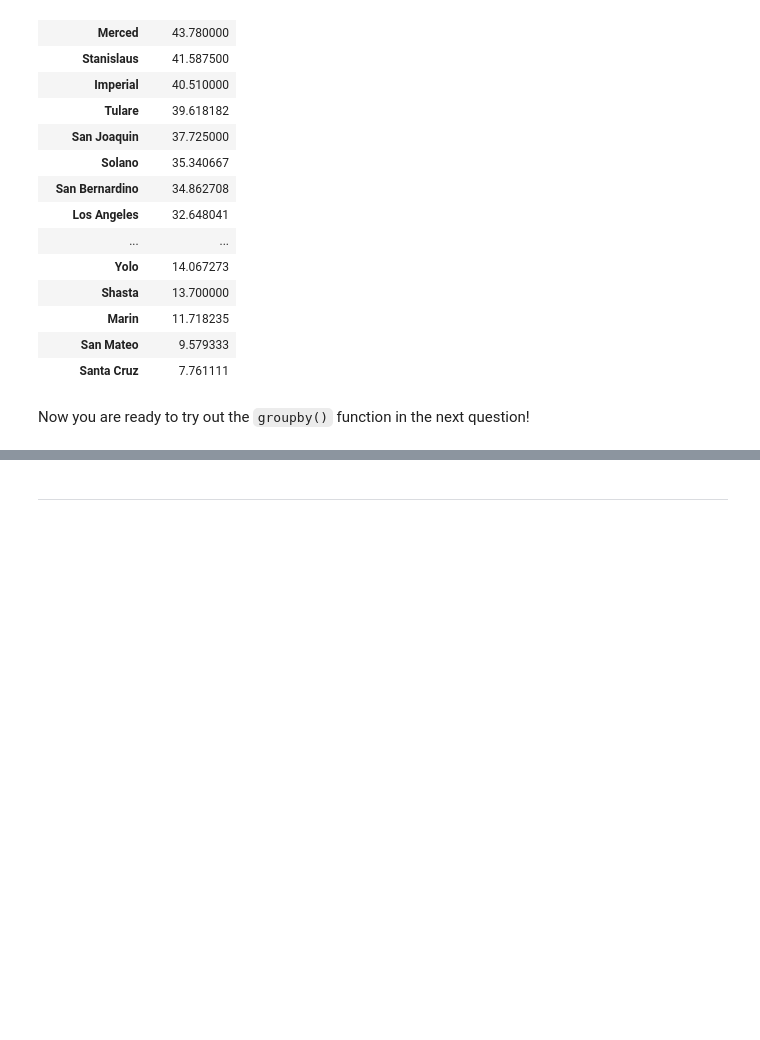
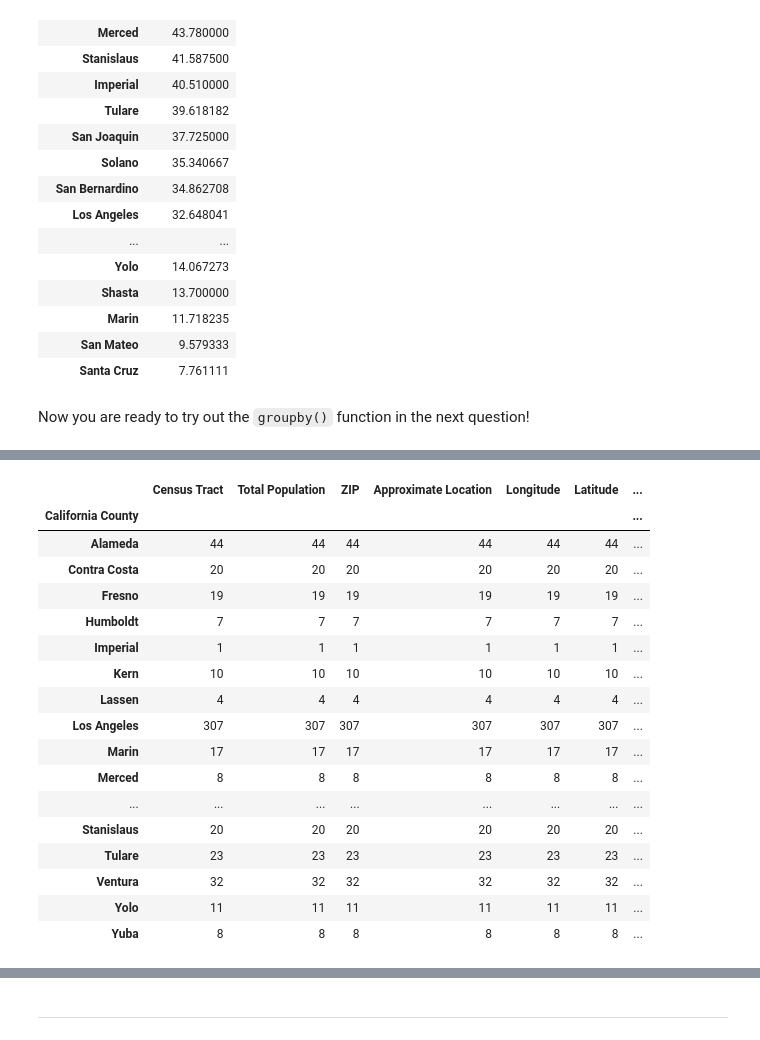
Before and after one commit to ds-modules/ecc-cs9, a Jupyter notebook: ces/proj1.ipynb, the cells around one changed output, grey strips where cells are left out. Saved outputs shown, nothing was run; the diff lists cells and outputs as text; code cells hidden in the pictures; blank space fills up the shorter version.

Commit message:
groupby stuff

```diff
--- a/ces/proj1.ipynb
+++ b/ces/proj1.ipynb
@@ -569,0 +588,2 @@ Now you are ready to try out the `groupby()` function in the next question!
+# %%
+ces_cc['California County'] = ces_cc['California County'].str.strip()
@@ -581,0 +641,21 @@ city_medians = ...
+# %%
+ces_cc.groupby("California County").count()
+# %% [output]
+|  | Census Tract | Total Population | ZIP | Approximate Location | Longitude | Latitude | ... |
+| California County |  |  |  |  |  |  | ... |
+| Alameda | 44 | 44 | 44 | 44 | 44 | 44 | ... |
+| Contra Costa | 20 | 20 | 20 | 20 | 20 | 20 | ... |
+| Fresno | 19 | 19 | 19 | 19 | 19 | 19 | ... |
+| Humboldt | 7 | 7 | 7 | 7 | 7 | 7 | ... |
+| Imperial | 1 | 1 | 1 | 1 | 1 | 1 | ... |
+| Kern | 10 | 10 | 10 | 10 | 10 | 10 | ... |
+| Lassen | 4 | 4 | 4 | 4 | 4 | 4 | ... |
+| Los Angeles | 307 | 307 | 307 | 307 | 307 | 307 | ... |
+| Marin | 17 | 17 | 17 | 17 | 17 | 17 | ... |
+| Merced | 8 | 8 | 8 | 8 | 8 | 8 | ... |
+| ... | ... | ... | ... | ... | ... | ... | ... |
+| Stanislaus | 20 | 20 | 20 | 20 | 20 | 20 | ... |
+| Tulare | 23 | 23 | 23 | 23 | 23 | 23 | ... |
+| Ventura | 32 | 32 | 32 | 32 | 32 | 32 | ... |
+| Yolo | 11 | 11 | 11 | 11 | 11 | 11 | ... |
+| Yuba | 8 | 8 | 8 | 8 | 8 | 8 | ... |
```
Also changed, not shown: parts of 22 cells of this notebook.
